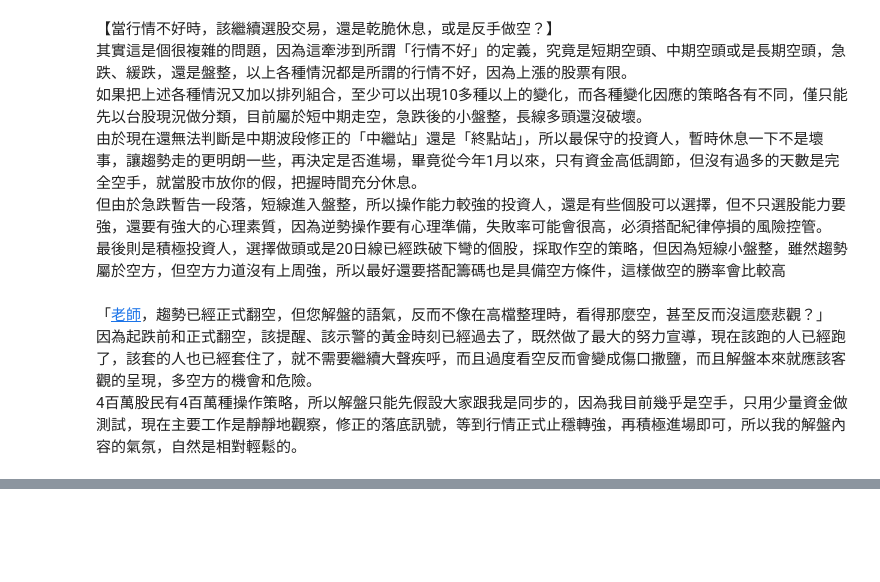
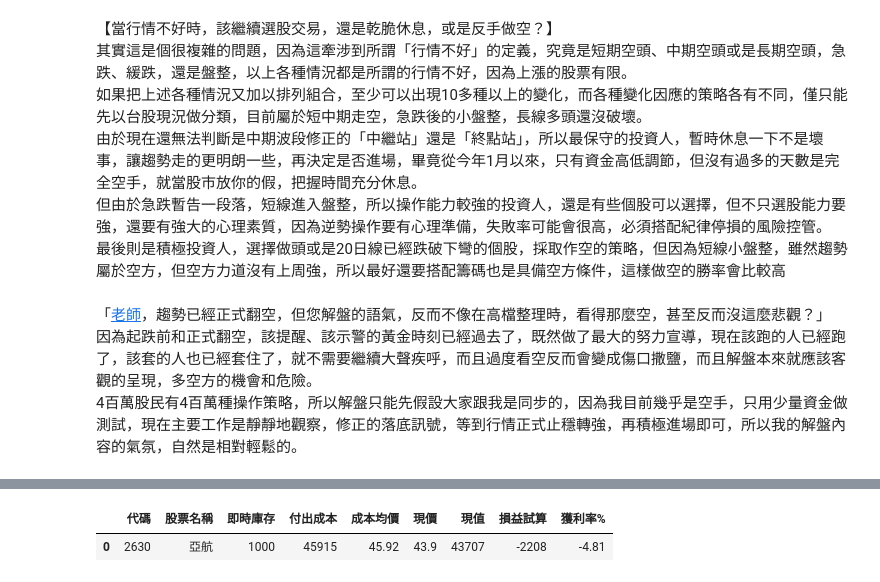
Before and after one commit to unbias38/StockInvestmentNotebook, a Jupyter notebook: 240423筆記.ipynb, the cells around one changed output, grey strips where cells are left out. Drawn from its saved outputs; the diff is of its cells as text; code cells hidden in the pictures; blank space fills up the shorter version.

```diff
--- a/240423筆記.ipynb
+++ b/240423筆記.ipynb
@@ -63,0 +67,10 @@
+# %%
+import pandas as pd
+
+##### 未實現損益 #####
+stock_gains_losses = [['2630','亞航',1000,45915,45.92,43.9,43707,-2208,-4.81]]
+gains_losses_df = pd.DataFrame(stock_gains_losses,columns=['代碼', '股票名稱','即時庫存','付出成本','成本均價','現價','現值','損益試算','獲利率%'])
+display(gains_losses_df)
+# %% [output]
+|  | 代碼 | 股票名稱 | 即時庫存 | 付出成本 | 成本均價 | 現價 | 現值 | 損益試算 | 獲利率% |
+| 0 | 2630 | 亞航 | 1000 | 45915 | 45.92 | 43.9 | 43707 | -2208 | -4.81 |
```
Also changed, not shown: parts of 1 cell of this notebook.
